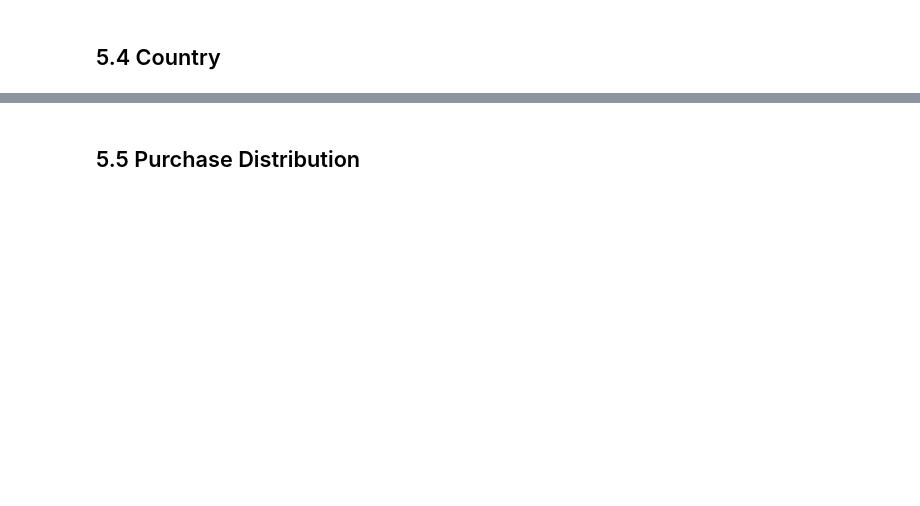
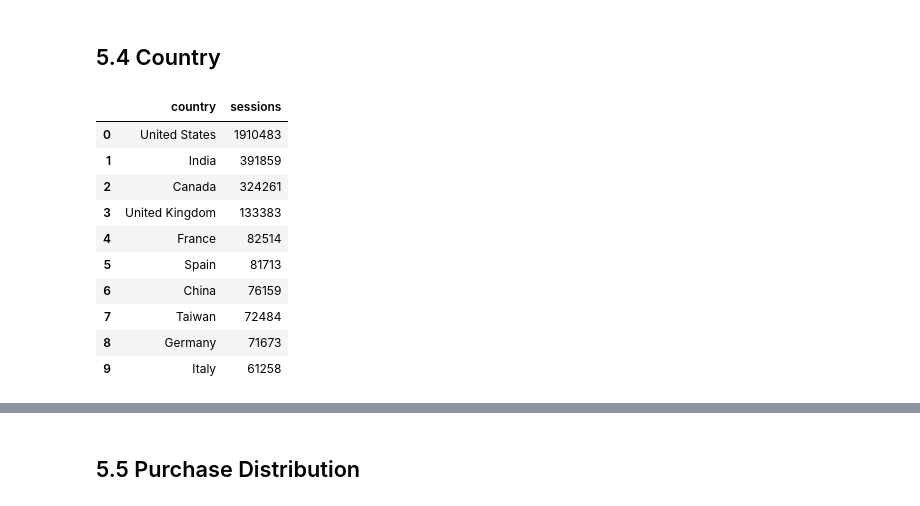
Before and after one commit to mosijituo049/ga4_product_analytics, a Jupyter notebook: notebooks/01_data_understanding.ipynb, the cells around one changed output, grey strips where cells are left out. Saved outputs shown, nothing was run; the diff lists cells and outputs as text; code cells hidden in the pictures; blank space fills up the shorter version.

```diff
--- a/notebooks/01_data_understanding.ipynb
+++ b/notebooks/01_data_understanding.ipynb
@@ -138,3 +255,16 @@ source = load_source_distribution()
 ## 5.4 Country
 # %%
 country = load_country_distribution()
+country.head(10)
+# %% [output]
+|  | country | sessions |
+| 0 | United States | 1910483 |
+| 1 | India | 391859 |
+| 2 | Canada | 324261 |
+| 3 | United Kingdom | 133383 |
+| 4 | France | 82514 |
+| 5 | Spain | 81713 |
+| 6 | China | 76159 |
+| 7 | Taiwan | 72484 |
+| 8 | Germany | 71673 |
+| 9 | Italy | 61258 |
```
Also changed, not shown: parts of 34 cells of this notebook, 22 other files.
